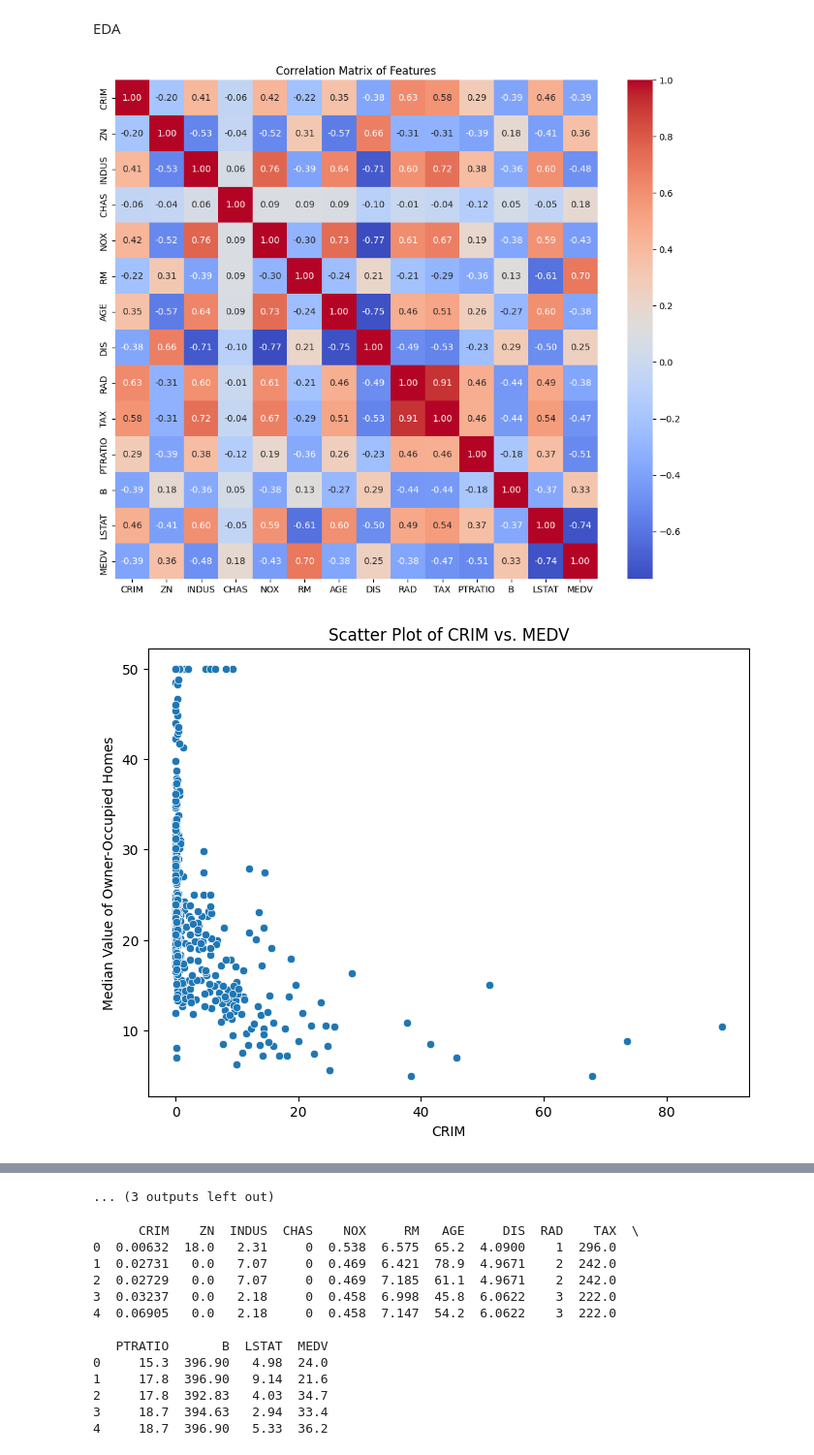
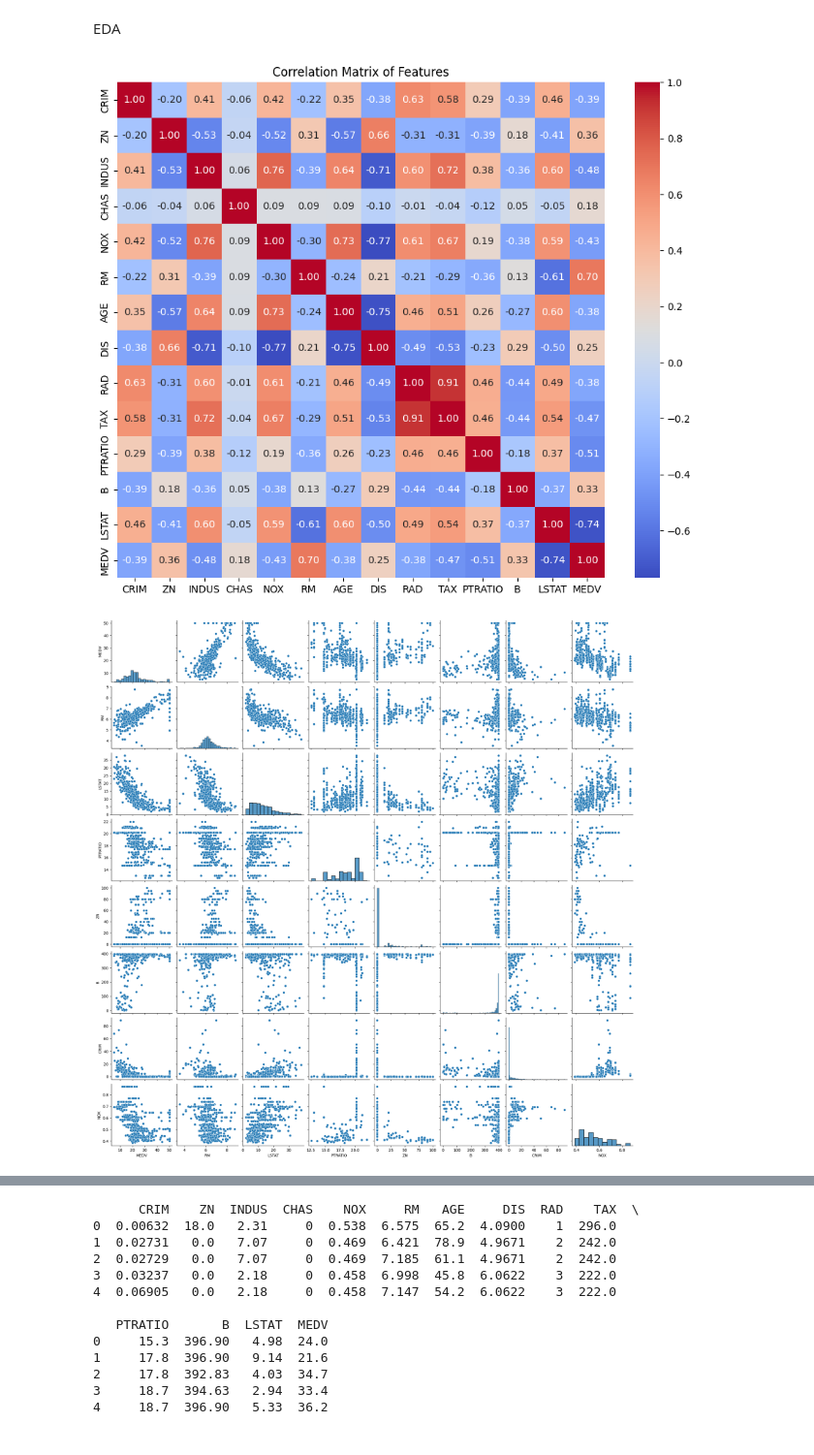
Before and after one commit to AjtheXplorer/Kelompok5B, a Jupyter notebook: Tugas_kelompok_5_kelas_B.ipynb, the cells around one changed output, grey strips where cells are left out. Shown at 97% size. Drawn from its saved outputs; the diff is of its cells as text; code cells hidden in the pictures.

```diff
--- a/Tugas_kelompok_5_kelas_B.ipynb
+++ b/Tugas_kelompok_5_kelas_B.ipynb
@@ -31,27 +31,15 @@ EDA
 # %%
 # Correlation Matrix
 correlation_matrix = df.corr()
-plt.figure(figsize=(12, 10))
+plt.figure(figsize=(11, 9))
 sns.heatmap(correlation_matrix, annot=True, cmap='coolwarm', fmt=".2f")
 plt.title('Correlation Matrix of Features')
 plt.show()
 
-# Scatter plots of key features vs. 'MEDV'
-features_to_plot = ['CRIM', 'ZN', 'INDUS', 'CHAS', 'NOX', 'RM', 'AGE', 'DIS', 'RAD', 'TAX', 'PTRATIO', 'B', 'LSTAT']
-
-for feature in features_to_plot:
-    plt.figure(figsize=(8, 6))
-    sns.scatterplot(x=feature, y='MEDV', data=df)
-    plt.title(f'Scatter Plot of {feature} vs. MEDV')
-    plt.xlabel(feature)
-    plt.ylabel('Median Value of Owner-Occupied Homes')
-    plt.show()
-
-
 # Pairplot for selected features
-selected_features = ['MEDV', 'RM', 'LSTAT', 'PTRATIO']
+selected_features = ['MEDV', 'RM', 'LSTAT', 'PTRATIO','ZN','B','CRIM','NOX']
 sns.pairplot(df[selected_features])
 plt.show()
 # %% [output]
-[figure, old version]
+[figure, new version]
-[figure, old version]
+[figure, new version]
@@ -68,4 +46,3 @@ plt.show()
-... (3 outputs left out)
 # %%
 df = pd.read_csv(filepath)
 print(df.head())
```
Also changed, not shown: parts of 1 cell of this notebook.
